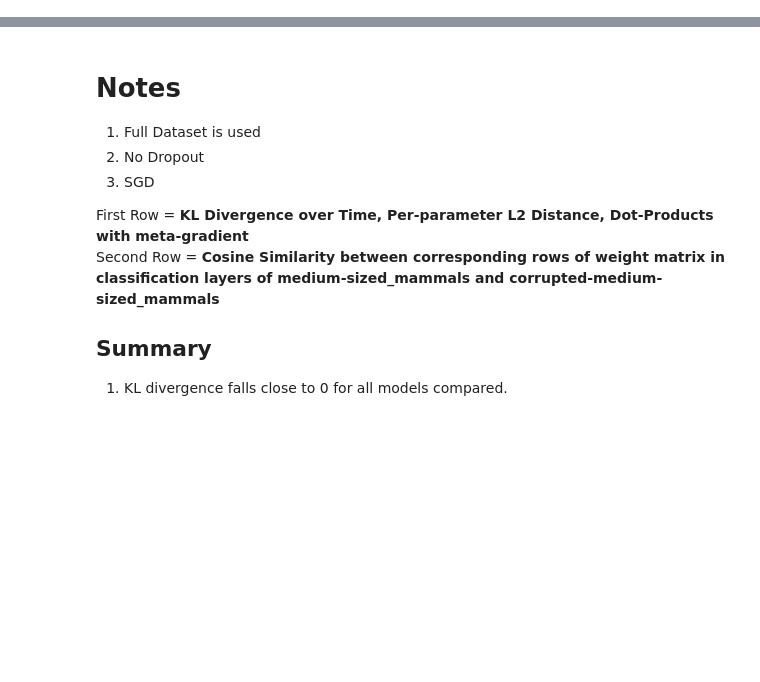
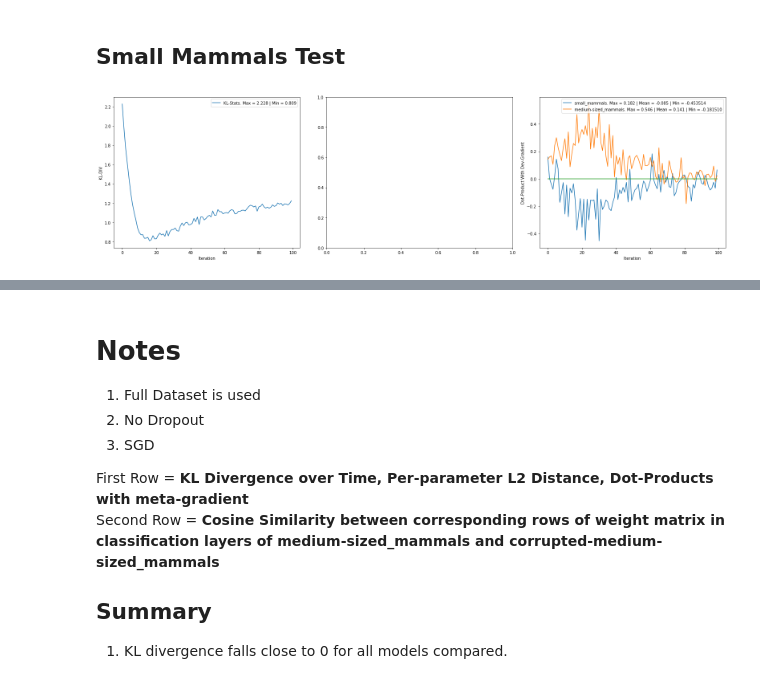
Before and after one commit to ldery/metalearning-for-multitask-pretraining, a Jupyter notebook: tests.ipynb, the cells around one changed output, grey strips where cells are left out. Cells and saved outputs as stored; diff of their text form; code cells hidden in the pictures; blank space fills up the shorter version.

```diff
--- a/tests.ipynb
+++ b/tests.ipynb
@@ -108,3 +108,10 @@ def pca(fldr):
     for i, txt in enumerate(names):
         ax.annotate(txt, (X_embedded[i, 0], X_embedded[i, 1]), color=colors[i])
     plt.show()
+# %% [markdown]
+## Small Mammals Test ##
+# %%
+fldr = "m4m_cache/test/small_mammals.dp=0.1/meta_medium-sized_mammals/0/"
+plot_results(fldr, nper_epoch=29)
+# %% [output]
+[figure, added]
```
Also changed, not shown: parts of 20 cells of this notebook, 1 other file.
